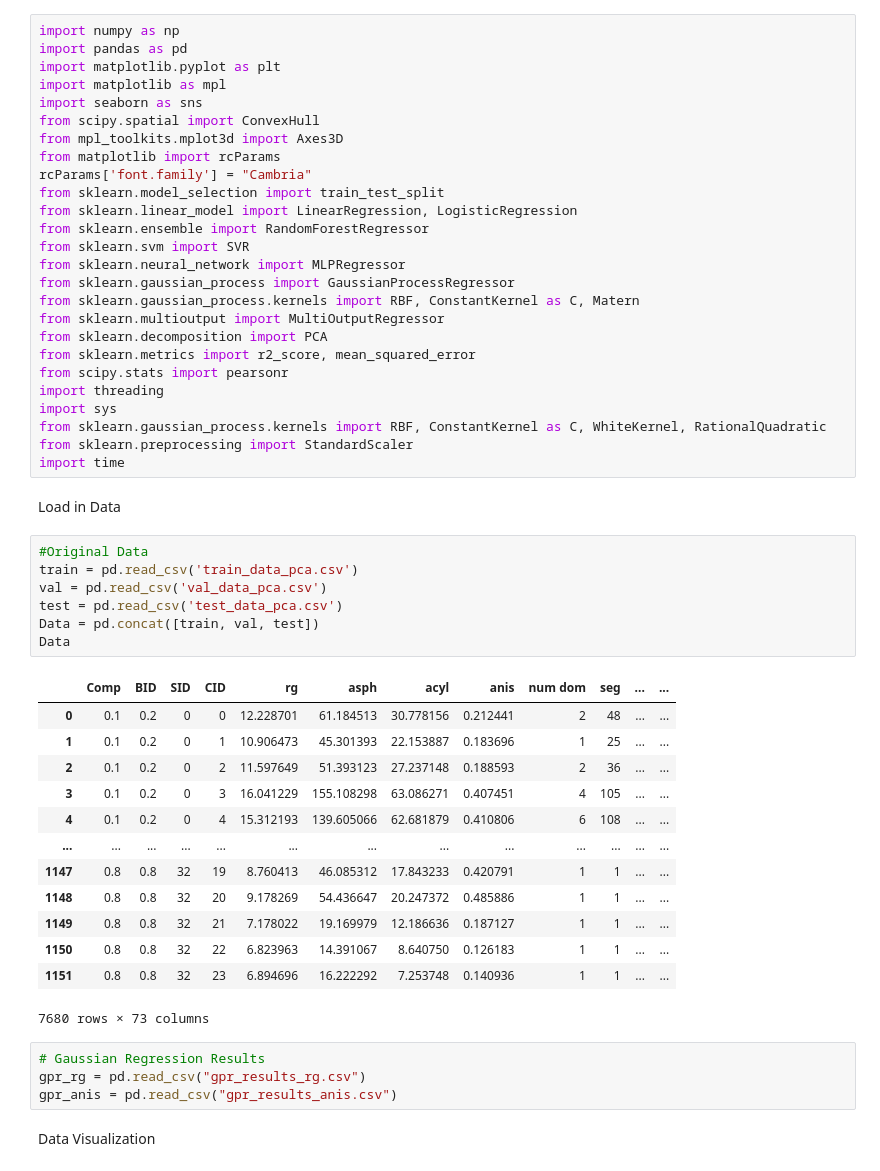
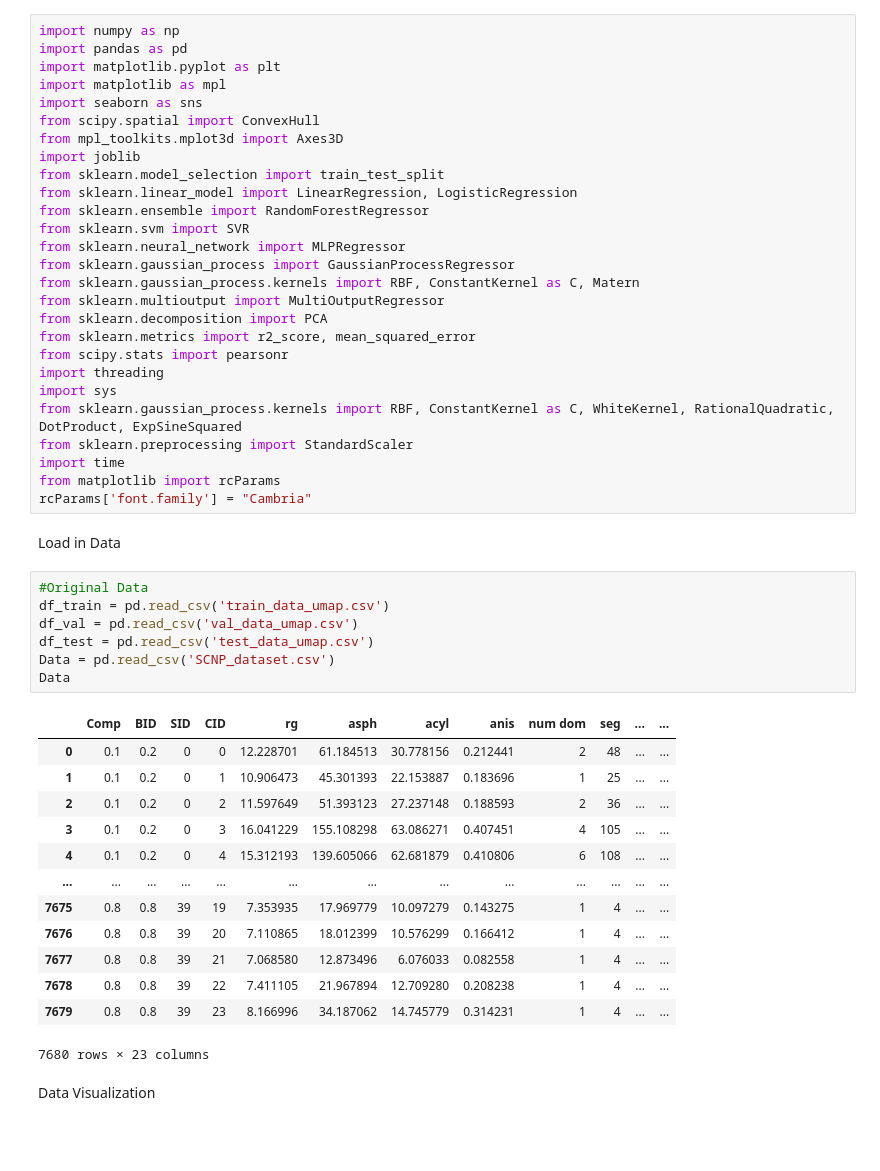
Before and after one commit to PhucMTran/COS-513-Project, a Jupyter notebook: Results.ipynb, the cells around one changed output. Cells and saved outputs as stored; diff of their text form; blank space fills up the shorter version.

```diff
--- a/Results.ipynb
+++ b/Results.ipynb
@@ -6,8 +6,7 @@ import matplotlib as mpl
 import seaborn as sns
 from scipy.spatial import ConvexHull
 from mpl_toolkits.mplot3d import Axes3D
-from matplotlib import rcParams
-rcParams['font.family'] = "Cambria"
+import joblib
 from sklearn.model_selection import train_test_split
 from sklearn.linear_model import LinearRegression, LogisticRegression
 from sklearn.ensemble import RandomForestRegressor
@@ -21,36 +20,34 @@ from sklearn.metrics import r2_score, mean_squared_error
 from scipy.stats import pearsonr
 import threading
 import sys
-from sklearn.gaussian_process.kernels import RBF, ConstantKernel as C, WhiteKernel, RationalQuadratic
+from sklearn.gaussian_process.kernels import RBF, ConstantKernel as C, WhiteKernel, RationalQuadratic, DotProduct, ExpSineSquared
 from sklearn.preprocessing import StandardScaler
 import time
+from matplotlib import rcParams
+rcParams['font.family'] = "Cambria"
 # %% [markdown]
 Load in Data
 # %%
 #Original Data
-train = pd.read_csv('train_data_pca.csv')
-val = pd.read_csv('val_data_pca.csv')
-test = pd.read_csv('test_data_pca.csv')
-Data = pd.concat([train, val, test])
+df_train = pd.read_csv('train_data_umap.csv')
+df_val = pd.read_csv('val_data_umap.csv')
+df_test = pd.read_csv('test_data_umap.csv')
+Data = pd.read_csv('SCNP_dataset.csv')
 Data
 # %% [output]
 |  | Comp | BID | SID | CID | rg | asph | acyl | anis | num dom | seg | ... | ... |
 | 0 | 0.1 | 0.2 | 0 | 0 | 12.228701 | 61.184513 | 30.778156 | 0.212441 | 2 | 48 | ... | ... |
 | 1 | 0.1 | 0.2 | 0 | 1 | 10.906473 | 45.301393 | 22.153887 | 0.183696 | 1 | 25 | ... | ... |
 | 2 | 0.1 | 0.2 | 0 | 2 | 11.597649 | 51.393123 | 27.237148 | 0.188593 | 2 | 36 | ... | ... |
 | 3 | 0.1 | 0.2 | 0 | 3 | 16.041229 | 155.108298 | 63.086271 | 0.407451 | 4 | 105 | ... | ... |
 | 4 | 0.1 | 0.2 | 0 | 4 | 15.312193 | 139.605066 | 62.681879 | 0.410806 | 6 | 108 | ... | ... |
 | ... | ... | ... | ... | ... | ... | ... | ... | ... | ... | ... | ... | ... |
-| 1147 | 0.8 | 0.8 | 32 | 19 | 8.760413 | 46.085312 | 17.843233 | 0.420791 | 1 | 1 | ... | ... |
-| 1148 | 0.8 | 0.8 | 32 | 20 | 9.178269 | 54.436647 | 20.247372 | 0.485886 | 1 | 1 | ... | ... |
-| 1149 | 0.8 | 0.8 | 32 | 21 | 7.178022 | 19.169979 | 12.186636 | 0.187127 | 1 | 1 | ... | ... |
-| 1150 | 0.8 | 0.8 | 32 | 22 | 6.823963 | 14.391067 | 8.640750 | 0.126183 | 1 | 1 | ... | ... |
-| 1151 | 0.8 | 0.8 | 32 | 23 | 6.894696 | 16.222292 | 7.253748 | 0.140936 | 1 | 1 | ... | ... |
+| 7675 | 0.8 | 0.8 | 39 | 19 | 7.353935 | 17.969779 | 10.097279 | 0.143275 | 1 | 4 | ... | ... |
+| 7676 | 0.8 | 0.8 | 39 | 20 | 7.110865 | 18.012399 | 10.576299 | 0.166412 | 1 | 4 | ... | ... |
+| 7677 | 0.8 | 0.8 | 39 | 21 | 7.068580 | 12.873496 | 6.076033 | 0.082558 | 1 | 4 | ... | ... |
+| 7678 | 0.8 | 0.8 | 39 | 22 | 7.411105 | 21.967894 | 12.709280 | 0.208238 | 1 | 4 | ... | ... |
+| 7679 | 0.8 | 0.8 | 39 | 23 | 8.166996 | 34.187062 | 14.745779 | 0.314231 | 1 | 4 | ... | ... |
-7680 rows × 73 columns
+7680 rows × 23 columns
-# %%
-# Gaussian Regression Results
-gpr_rg = pd.read_csv("gpr_results_rg.csv")
-gpr_anis = pd.read_csv("gpr_results_anis.csv")
 # %% [markdown]
 Data Visualization
 # %%
```
Also changed, not shown: parts of 16 cells of this notebook, 1 other file.
